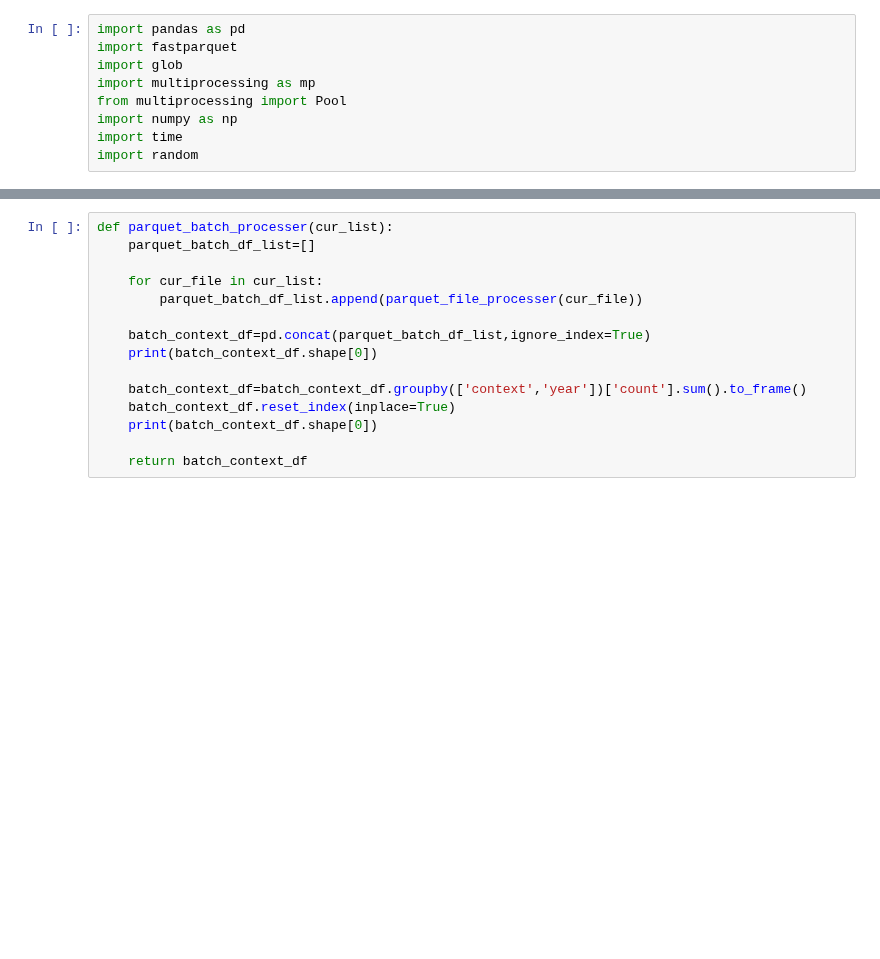
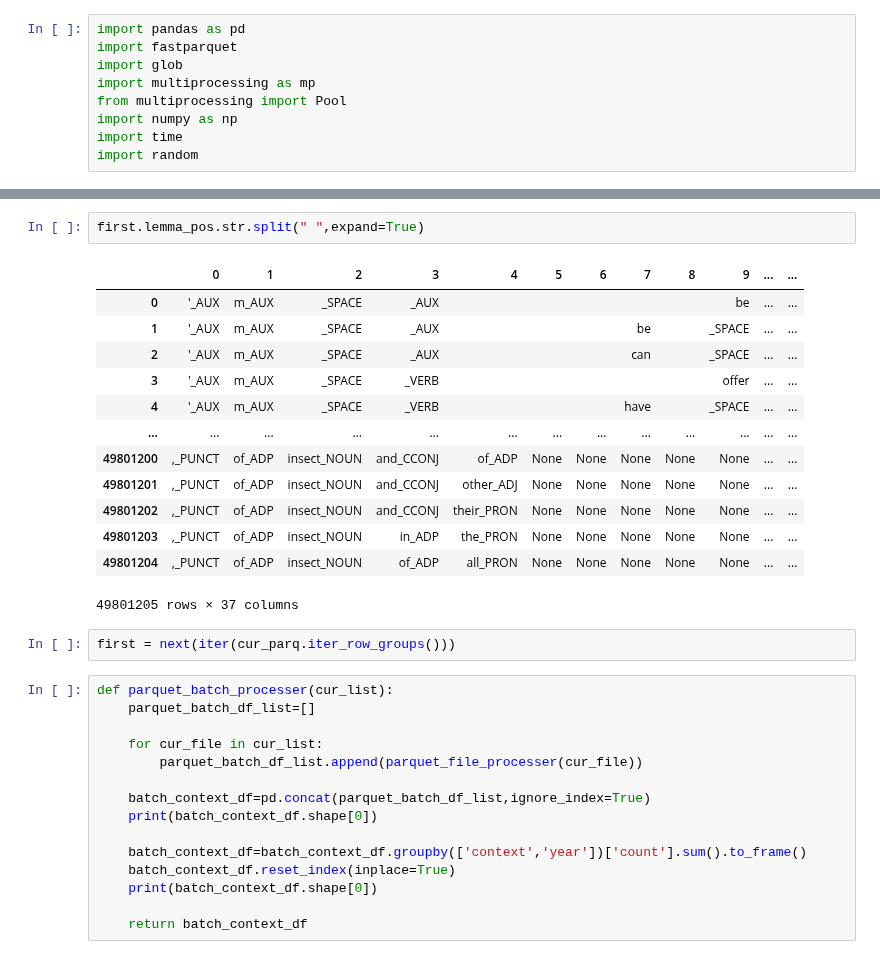
Before and after one commit to prajitdhar/Compounding, a Jupyter notebook: ContextFinder.ipynb, the cells around one changed output, grey strips where cells are left out. Drawn from its saved outputs; the diff is of its cells as text; blank space fills up the shorter version.

```diff
--- a/ContextFinder.ipynb
+++ b/ContextFinder.ipynb
@@ -86,3 +90,21 @@ def parquet_file_processer(f):
+# %%
+first.lemma_pos.str.split(" ",expand=True)
+# %% [output]
+|  | 0 | 1 | 2 | 3 | 4 | 5 | 6 | 7 | 8 | 9 | ... | ... |
+| 0 | '_AUX | m_AUX | _SPACE | _AUX |  |  |  |  |  | be | ... | ... |
+| 1 | '_AUX | m_AUX | _SPACE | _AUX |  |  |  | be |  | _SPACE | ... | ... |
+| 2 | '_AUX | m_AUX | _SPACE | _AUX |  |  |  | can |  | _SPACE | ... | ... |
+| 3 | '_AUX | m_AUX | _SPACE | _VERB |  |  |  |  |  | offer | ... | ... |
+| 4 | '_AUX | m_AUX | _SPACE | _VERB |  |  |  | have |  | _SPACE | ... | ... |
+| ... | ... | ... | ... | ... | ... | ... | ... | ... | ... | ... | ... | ... |
+| 49801200 | ,_PUNCT | of_ADP | insect_NOUN | and_CCONJ | of_ADP | None | None | None | None | None | ... | ... |
+| 49801201 | ,_PUNCT | of_ADP | insect_NOUN | and_CCONJ | other_ADJ | None | None | None | None | None | ... | ... |
+| 49801202 | ,_PUNCT | of_ADP | insect_NOUN | and_CCONJ | their_PRON | None | None | None | None | None | ... | ... |
+| 49801203 | ,_PUNCT | of_ADP | insect_NOUN | in_ADP | the_PRON | None | None | None | None | None | ... | ... |
+| 49801204 | ,_PUNCT | of_ADP | insect_NOUN | of_ADP | all_PRON | None | None | None | None | None | ... | ... |
+49801205 rows × 37 columns
+# %%
+first = next(iter(cur_parq.iter_row_groups()))
 # %%
 def parquet_batch_processer(cur_list):
     parquet_batch_df_list=[]
```
Also changed, not shown: parts of 13 cells of this notebook, 23 other files.
